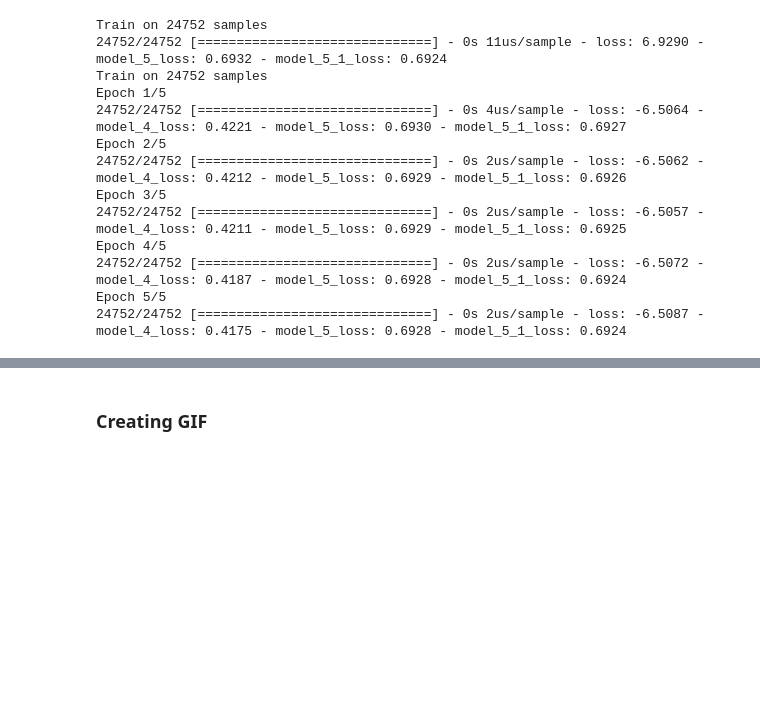
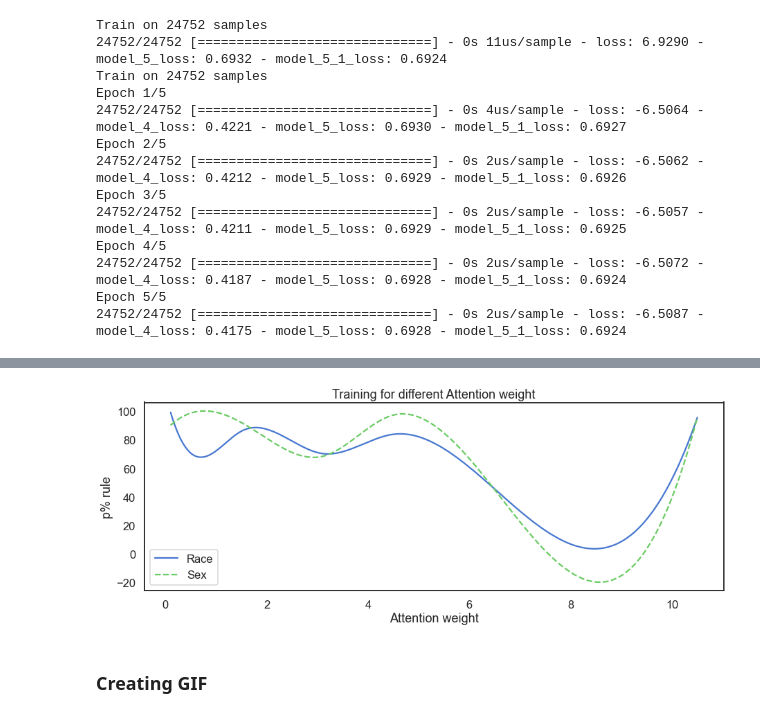
Before and after one commit to samiulengineer/sagan_fair_classifier, a Jupyter notebook: project/attentionModule.ipynb, the cells around one changed output, grey strips where cells are left out. Drawn from its saved outputs; the diff is of its cells as text; code cells hidden in the pictures; blank space fills up the shorter version.

```diff
--- a/project/attentionModule.ipynb
+++ b/project/attentionModule.ipynb
@@ -723,0 +804,37 @@ Epoch 5/5
+# %%
+def plot_curve(threshold, p_race, p_sex, fname):
+
+    x1 = np.array(threshold)
+    x2 = np.array(threshold)
+    y1 = np.array(p_race)
+    y2 = np.array(p_sex)
+
+    # smoothing graph
+    X_Y_1 = make_interp_spline(x1, y1)
+    X_Y_2 = make_interp_spline(x2, y2)
+
+    # Returns evenly spaced numbers
+    # over a specified interval.
+    X_1 = np.linspace(x1.min(), x1.max(), 500)
+    Y_1 = X_Y_1(X_1)
+
+    X_2 = np.linspace(x2.min(), x2.max(), 500)
+    Y_2 = X_Y_2(X_2)
+
+    plt.figure(figsize=(15, 5))
+    plt.title("Training for different Attention weight")
+
+    plt.plot(X_1, Y_1, '-', label='Race')
+    plt.plot(X_2, Y_2, '--', label='Sex')
+    plt.legend(loc='best')
+
+    plt.xlabel("Attention weight")
+    plt.ylabel("p% rule")
+    # plt.xticks(ticks=threshold,labels=threshold)
+    plt.savefig(fname, bbox_inches='tight',  dpi = 800)
+    plt.show()
+# %%
+fname = 'E:/canada syntex/Github/fair_classifier_ml/output/P_ruleVsAttention.jpg'
+plot_curve(threshold, p_race, p_sex, fname)
+# %% [output]
+[figure, added]
```
Also changed, not shown: parts of 11 cells of this notebook.
